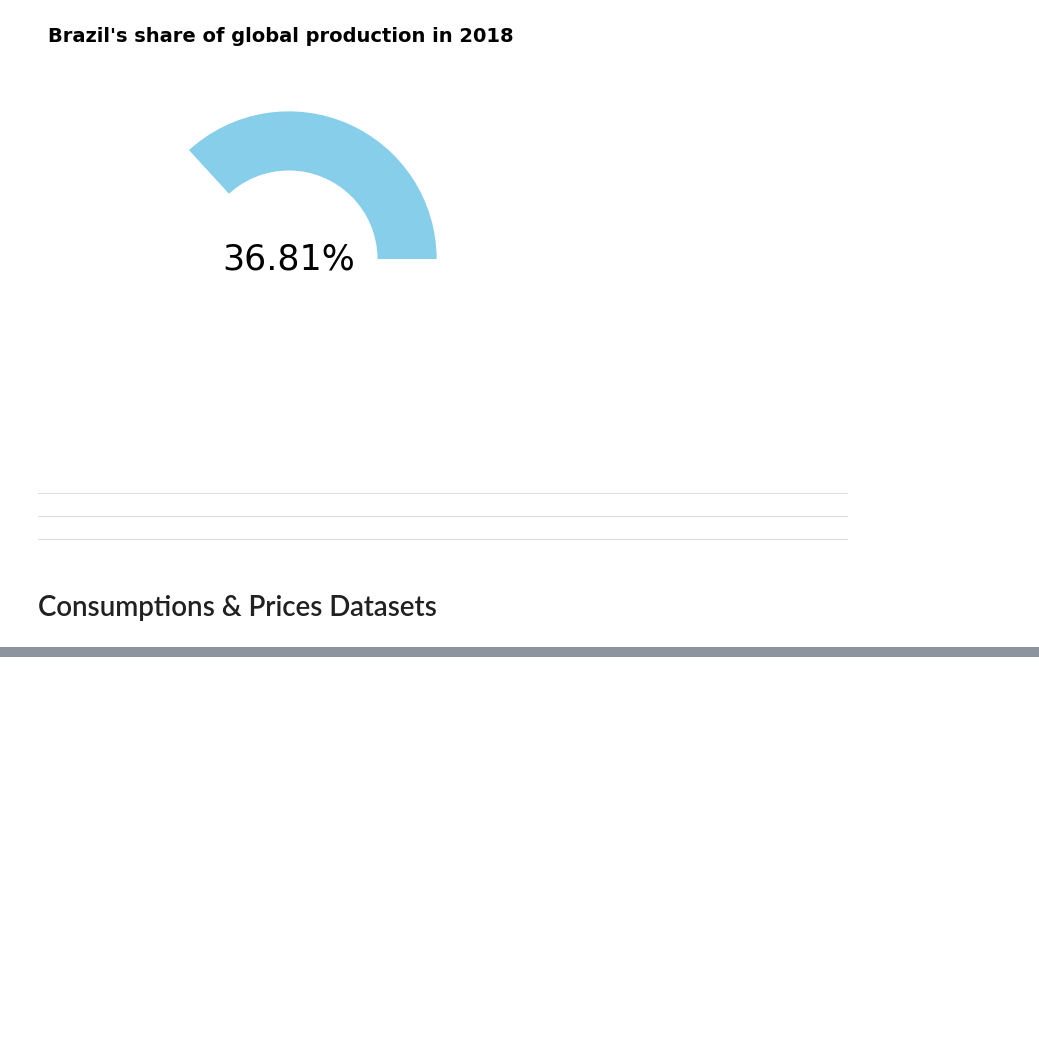
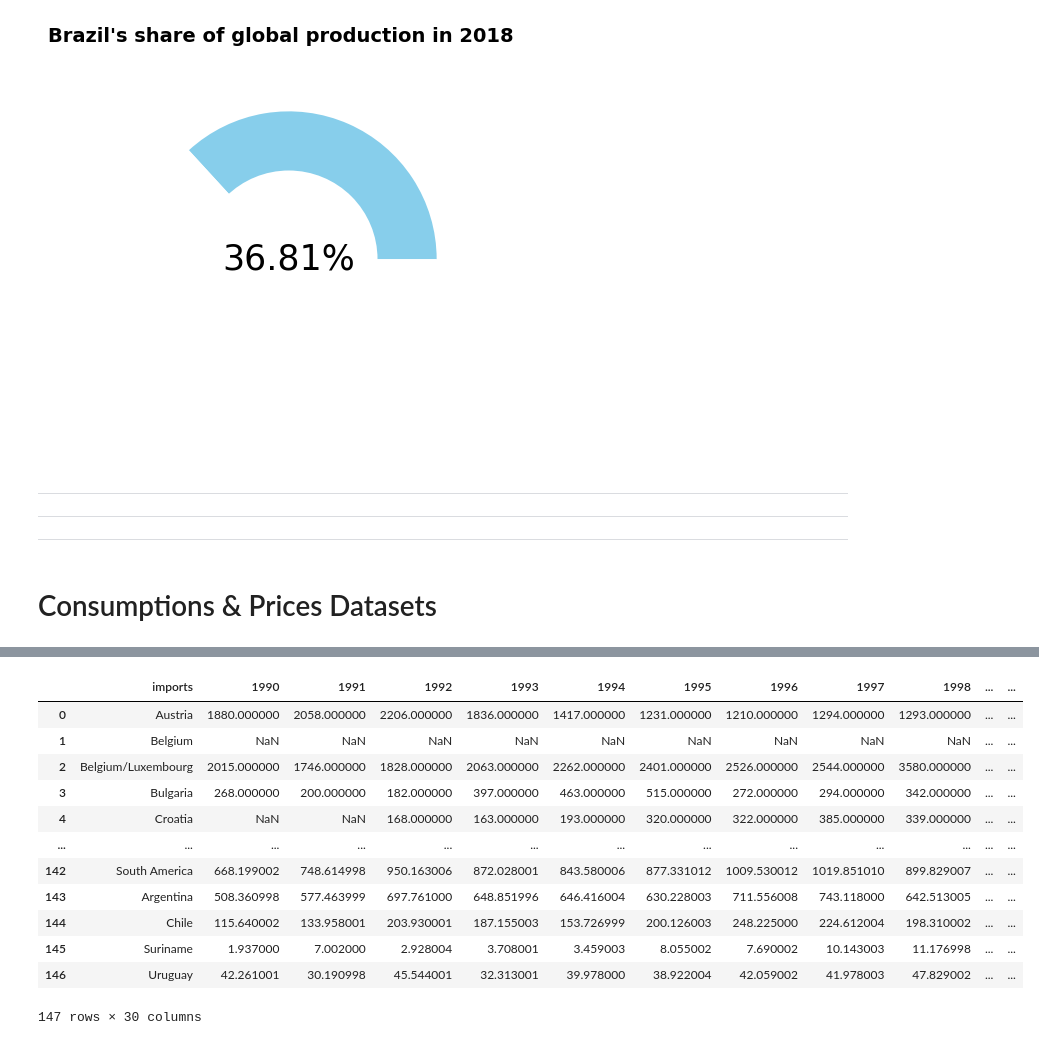
Before and after one commit to Mayar9/Global_Coffee_Market, a Jupyter notebook: Analyzing_Global_Coffee.ipynb, the cells around one changed output, grey strips where cells are left out. Saved outputs shown, nothing was run; the diff lists cells and outputs as text; code cells hidden in the pictures; blank space fills up the shorter version.

```diff
--- a/Analyzing_Global_Coffee.ipynb
+++ b/Analyzing_Global_Coffee.ipynb
@@ -537,0 +553,17 @@ Text(0.5, 0.98, "Brazil's share of global production in 2018")
+# %%
+consumption
+# consumption.isna().sum()
+# %% [output]
+|  | imports | 1990 | 1991 | 1992 | 1993 | 1994 | 1995 | 1996 | 1997 | 1998 | ... | ... |
+| 0 | Austria | 1880.000000 | 2058.000000 | 2206.000000 | 1836.000000 | 1417.000000 | 1231.000000 | 1210.000000 | 1294.000000 | 1293.000000 | ... | ... |
+| 1 | Belgium | NaN | NaN | NaN | NaN | NaN | NaN | NaN | NaN | NaN | ... | ... |
+| 2 | Belgium/Luxembourg | 2015.000000 | 1746.000000 | 1828.000000 | 2063.000000 | 2262.000000 | 2401.000000 | 2526.000000 | 2544.000000 | 3580.000000 | ... | ... |
+| 3 | Bulgaria | 268.000000 | 200.000000 | 182.000000 | 397.000000 | 463.000000 | 515.000000 | 272.000000 | 294.000000 | 342.000000 | ... | ... |
+| 4 | Croatia | NaN | NaN | 168.000000 | 163.000000 | 193.000000 | 320.000000 | 322.000000 | 385.000000 | 339.000000 | ... | ... |
+| ... | ... | ... | ... | ... | ... | ... | ... | ... | ... | ... | ... | ... |
+| 142 | South America | 668.199002 | 748.614998 | 950.163006 | 872.028001 | 843.580006 | 877.331012 | 1009.530012 | 1019.851010 | 899.829007 | ... | ... |
+| 143 | Argentina | 508.360998 | 577.463999 | 697.761000 | 648.851996 | 646.416004 | 630.228003 | 711.556008 | 743.118000 | 642.513005 | ... | ... |
+| 144 | Chile | 115.640002 | 133.958001 | 203.930001 | 187.155003 | 153.726999 | 200.126003 | 248.225000 | 224.612004 | 198.310002 | ... | ... |
+| 145 | Suriname | 1.937000 | 7.002000 | 2.928004 | 3.708001 | 3.459003 | 8.055002 | 7.690002 | 10.143003 | 11.176998 | ... | ... |
+| 146 | Uruguay | 42.261001 | 30.190998 | 45.544001 | 32.313001 | 39.978000 | 38.922004 | 42.059002 | 41.978003 | 47.829002 | ... | ... |
+147 rows × 30 columns
```
Also changed, not shown: parts of 16 cells of this notebook.
